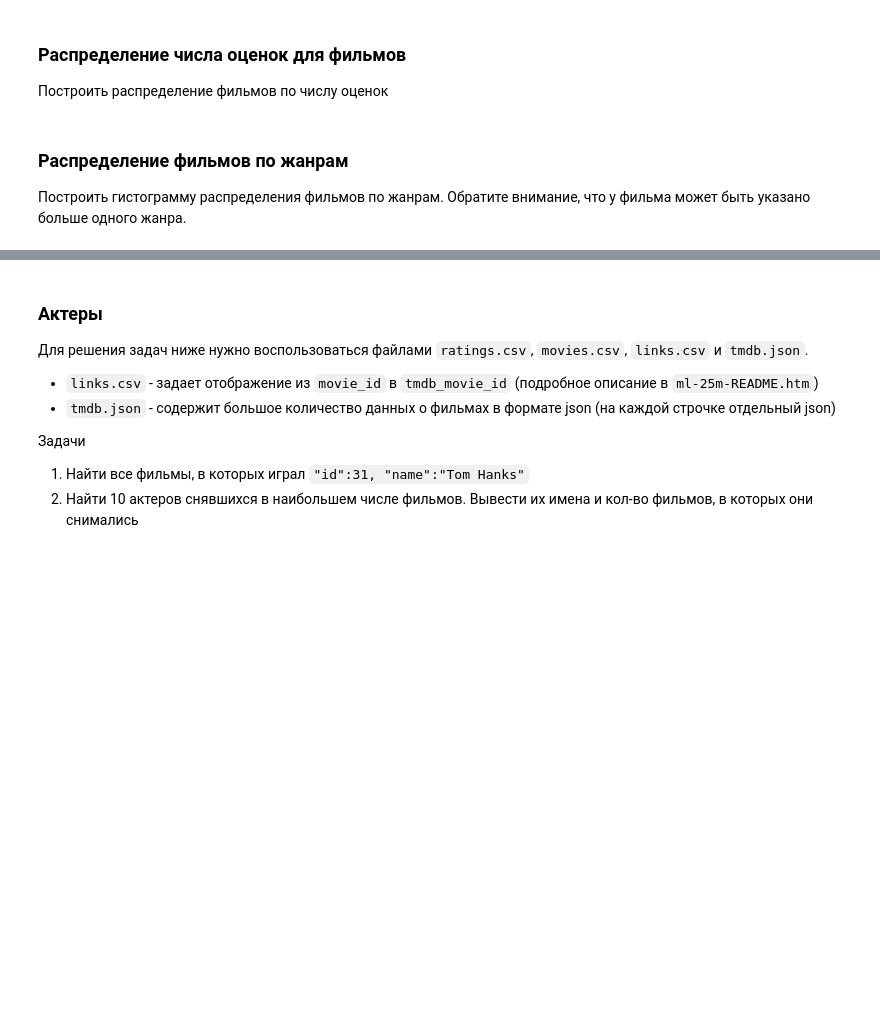
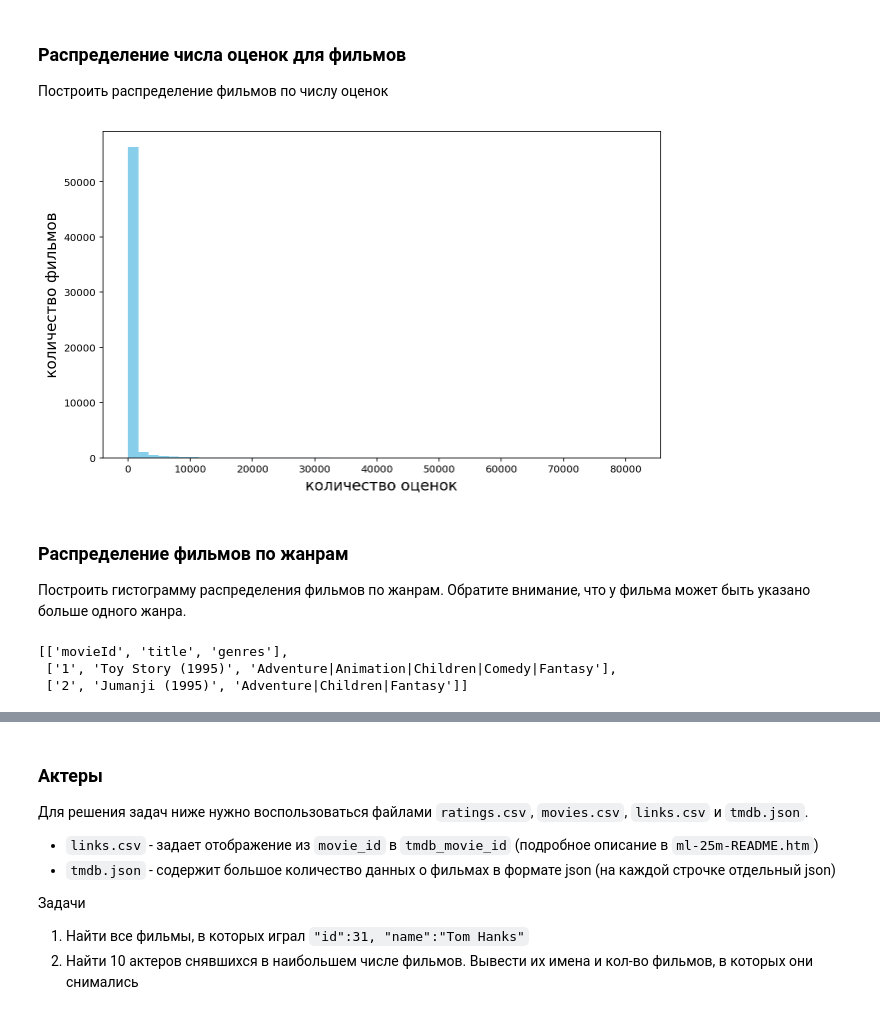
Before and after one commit to ishugaepov/MLBD, a Jupyter notebook: lectures/spark/notebooks/spark_examples.ipynb, the cells around one changed output, grey strips where cells are left out. Saved outputs shown, nothing was run; the diff lists cells and outputs as text; code cells hidden in the pictures; blank space fills up the shorter version.

```diff
--- a/lectures/spark/notebooks/spark_examples.ipynb
+++ b/lectures/spark/notebooks/spark_examples.ipynb
@@ -274,0 +279,8 @@ plt.show()
+# %%
+######################################
+######### YOUR CODE HERE #############
+######################################
+
+movie_marks = ratings \
+    .map(lambda r: (r.movie_id, 1)) \
+    .reduceByKey(add)
@@ -299,3 +348,17 @@ plt.show()
+# %%
+######################################
+######### YOUR CODE HERE #############
+######################################
+
+hist_movie_marks = movie_marks.values().collect()
+
+f, ax = plt.subplots(figsize=(10, 6))
+plt.hist(hist_movie_marks, bins = 50, color = 'skyblue')
+plt.xlabel('количество оценок', fontsize=15)
+plt.ylabel('количество фильмов', fontsize=15)
+plt.show()
+# %% [output]
+[figure, added]
 # %% [markdown]
 ### Распределение фильмов по жанрам
 
@@ -306,0 +366,14 @@ plt.show()
+# %%
+######################################
+######### YOUR CODE HERE #############
+######################################
+
+
+movies = sc.textFile(MOVIES_PATH)
+movies = movies \
+    .map(lambda s: s.split(','))
+movies.take(3)
+# %% [output]
+[['movieId', 'title', 'genres'],
+ ['1', 'Toy Story (1995)', 'Adventure|Animation|Children|Comedy|Fantasy'],
+ ['2', 'Jumanji (1995)', 'Adventure|Children|Fantasy']]
```
Also changed, not shown: parts of 52 cells of this notebook.
